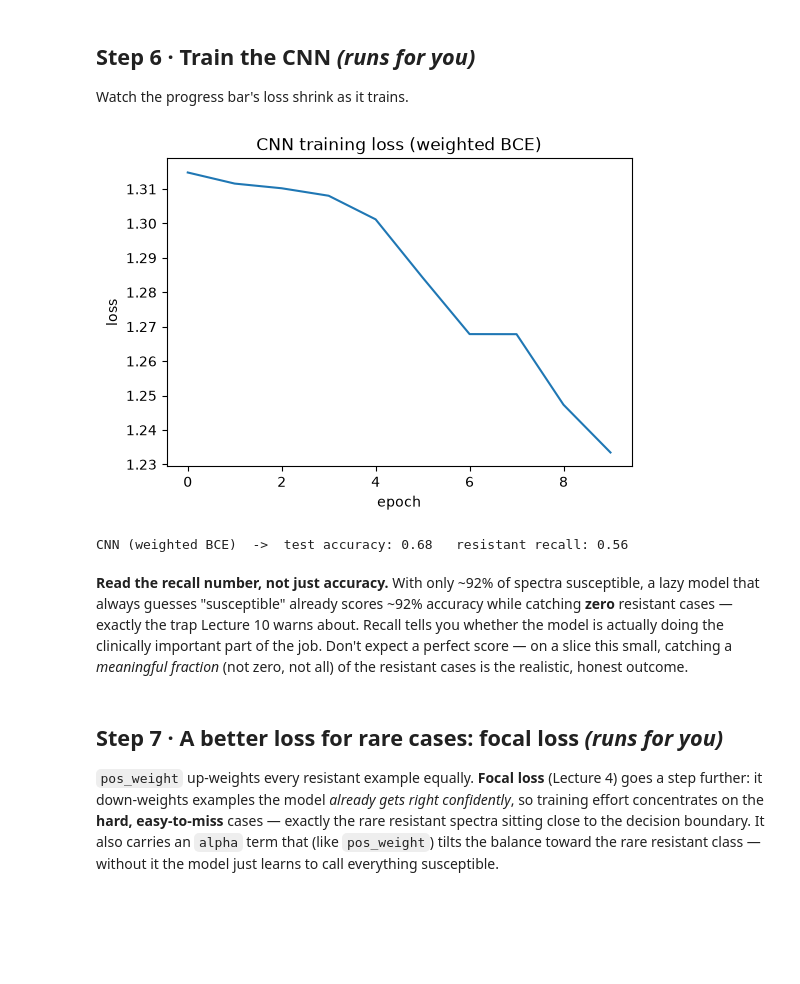
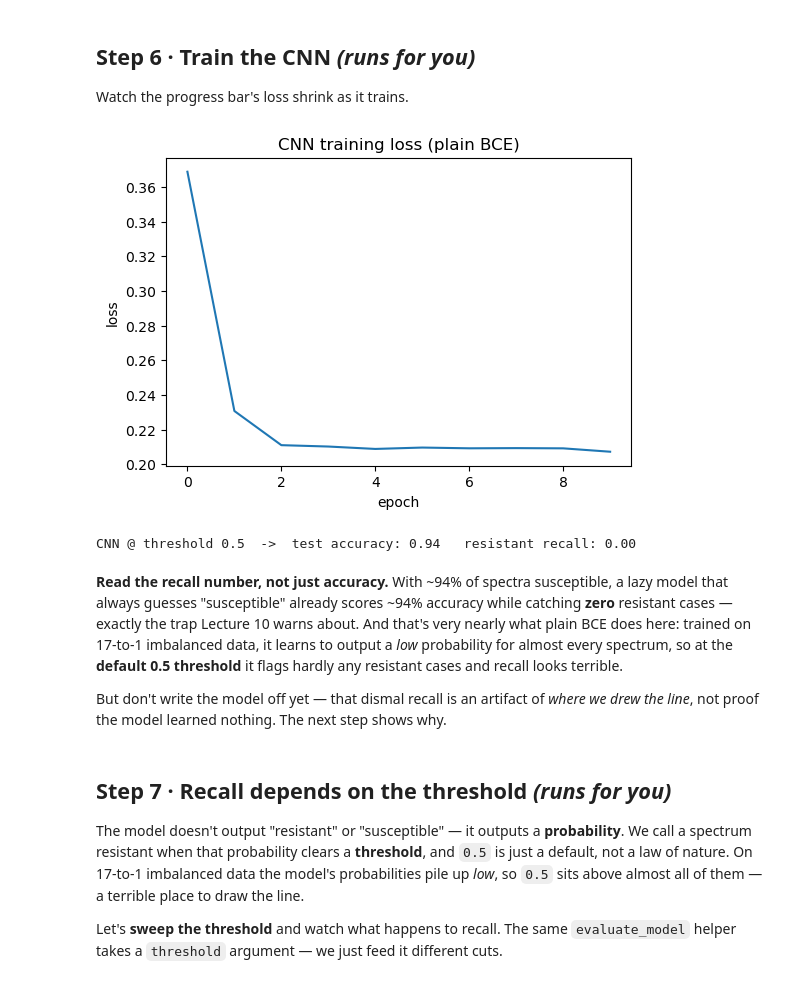
Before and after one commit to indigobio/msacl_dl_course, a Jupyter notebook: labs/solutions/lab02_cnn_spectra.ipynb, the cells around one changed output. Drawn from its saved outputs; the diff is of its cells as text; code cells hidden in the pictures; blank space fills up the shorter version.

```diff
--- a/labs/solutions/lab02_cnn_spectra.ipynb
+++ b/labs/solutions/lab02_cnn_spectra.ipynb
@@ -186,10 +184,10 @@ print("Loop checks out — 2 epochs ran, loss history:", [round(v, 3) for v in _
 Loop checks out — 2 epochs ran, loss history: [0.693, 0.679]
 # %%
 # Read and run — no need to edit.
-def evaluate_model(model, X, y):
+def evaluate_model(model, X, y, threshold=0.5):
     with torch.no_grad():
         probs = torch.sigmoid(model(X))
-    predicted = (probs > 0.5).float()
+    predicted = (probs > threshold).float()               # call 'resistant' when prob clears the threshold
     accuracy = (predicted == y).float().mean().item()
     # resistant recall: of the truly-resistant cases, how many did we catch?
     is_resistant = (y == 1)
@@ -275,38 +273,42 @@ Using batch size: 32
 Watch the progress bar's loss shrink as it trains.
 # %%
 # Read and run — no need to edit.
-vanilla_loss_fn = nn.BCEWithLogitsLoss(pos_weight=pos_weight)
+loss_fn = nn.BCEWithLogitsLoss()          # plain binary cross-entropy — every spectrum weighted equally
 
 cnn = SpectrumCNN()
 cnn_losses = train_model(cnn, X_train_t, y_train_t, epochs=10, batch_size=CNN_BATCH_SIZE,
-                          lr=0.001, loss_fn=vanilla_loss_fn)
-cnn_acc, cnn_recall = evaluate_model(cnn, X_test_t, y_test_t)
+                          lr=0.001, loss_fn=loss_fn)
+cnn_acc, cnn_recall = evaluate_model(cnn, X_test_t, y_test_t)   # uses the default 0.5 threshold
 
 plt.figure(figsize=(6, 4))
 plt.plot(cnn_losses)
 plt.xlabel("epoch"); plt.ylabel("loss")
-plt.title("CNN training loss (weighted BCE)")
+plt.title("CNN training loss (plain BCE)")
 plt.show()
 
-print(f"CNN (weighted BCE)  ->  test accuracy: {cnn_acc:.2f}   resistant recall: {cnn_recall:.2f}")
+print(f"CNN @ threshold 0.5  ->  test accuracy: {cnn_acc:.2f}   resistant recall: {cnn_recall:.2f}")
 # %% [output]
-[figure, old version]
+[figure, new version]
-CNN (weighted BCE)  ->  test accuracy: 0.68   resistant recall: 0.56
+CNN @ threshold 0.5  ->  test accuracy: 0.94   resistant recall: 0.00
 # %% [markdown]
-**Read the recall number, not just accuracy.** With only ~92% of spectra susceptible, a lazy
-model that always guesses "susceptible" already scores ~92% accuracy while catching **zero**
-resistant cases — exactly the trap Lecture 10 warns about. Recall tells you whether the model
-is actually doing the clinically important part of the job. Don't expect a perfect score —
-on a slice this small, catching a *meaningful fraction* (not zero, not all) of the resistant
-cases is the realistic, honest outcome.
+**Read the recall number, not just accuracy.** With ~94% of spectra susceptible, a lazy
+model that always guesses "susceptible" already scores ~94% accuracy while catching **zero**
+resistant cases — exactly the trap Lecture 10 warns about. And that's very nearly what plain
+BCE does here: trained on 17-to-1 imbalanced data, it learns to output a *low* probability for
+almost every spectrum, so at the **default 0.5 threshold** it flags hardly any resistant cases
+and recall looks terrible.
+
+But don't write the model off yet — that dismal recall is an artifact of *where we drew the
+line*, not proof the model learned nothing. The next step shows why.
 # %% [markdown]
-## Step 7 · A better loss for rare cases: focal loss *(runs for you)*
+## Step 7 · Recall depends on the threshold *(runs for you)*
 
-`pos_weight` up-weights every resistant example equally. **Focal loss** (Lecture 4) goes a
-step further: it down-weights examples the model *already gets right confidently*, so
-training effort concentrates on the **hard, easy-to-miss** cases — exactly the rare
-resistant spectra sitting close to the decision boundary. It also carries an `alpha` term
-that (like `pos_weight`) tilts the balance toward the rare resistant class — without it the
-model just learns to call everything susceptible.
+The model doesn't output "resistant" or "susceptible" — it outputs a **probability**. We call a
+spectrum resistant when that probability clears a **threshold**, and `0.5` is just a default,
+not a law of nature. On 17-to-1 imbalanced data the model's probabilities pile up *low*, so
+`0.5` sits above almost all of them — a terrible place to draw the line.
+
+Let's **sweep the threshold** and watch what happens to recall. The same `evaluate_model` helper
+takes a `threshold` argument — we just feed it different cuts.
 # %%
 # Read and run — no need to edit.
```
Also changed, not shown: parts of 9 cells of this notebook, 1 other file.
